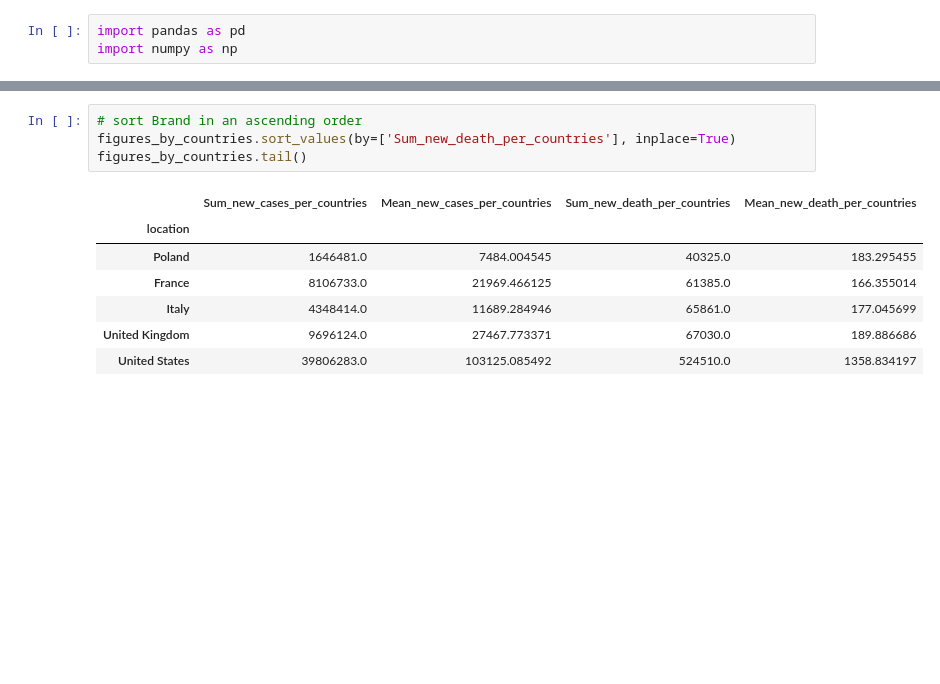
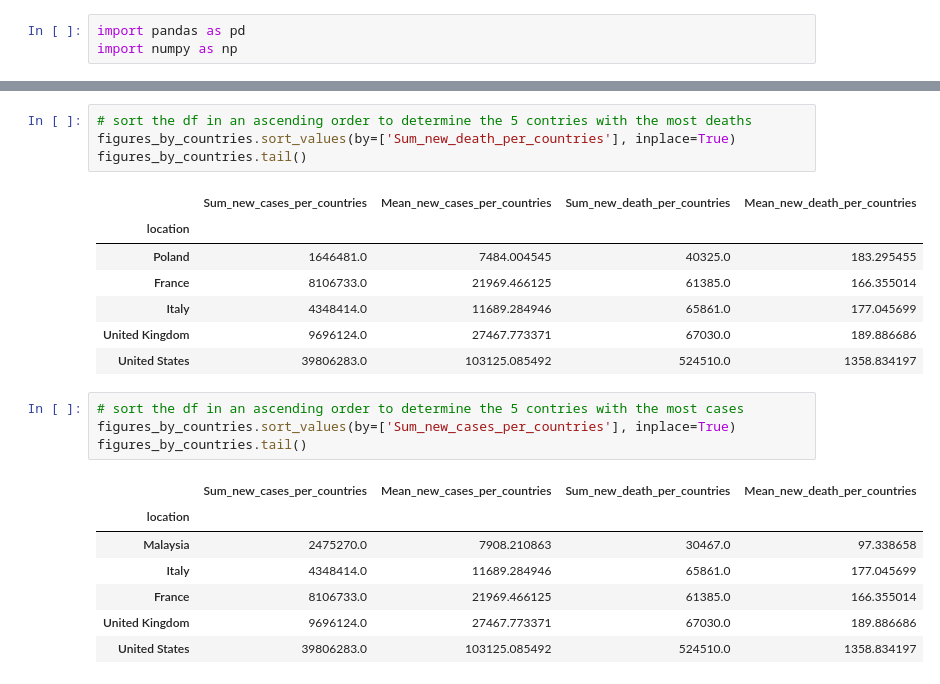
Before and after one commit to ajdelcarpiogom/FinalProject, a Jupyter notebook: Top_5_covid-19_countries.ipynb, the cells around one changed output, grey strips where cells are left out. Drawn from its saved outputs; the diff is of its cells as text; blank space fills up the shorter version.

```diff
--- a/Top_5_covid-19_countries.ipynb
+++ b/Top_5_covid-19_countries.ipynb
@@ -69,7 +78,7 @@ figures_by_countries
 | United Kingdom | 9696124.0 | 27467.773371 | 67030.0 | 189.886686 |
 | United States | 39806283.0 | 103125.085492 | 524510.0 | 1358.834197 |
 # %%
-# sort Brand in an ascending order
+# sort the df in an ascending order to determine the 5 contries with the most deaths
 figures_by_countries.sort_values(by=['Sum_new_death_per_countries'], inplace=True)
 figures_by_countries.tail()
 # %% [output]
@@ -80,3 +89,15 @@ figures_by_countries.tail()
 | Italy | 4348414.0 | 11689.284946 | 65861.0 | 177.045699 |
 | United Kingdom | 9696124.0 | 27467.773371 | 67030.0 | 189.886686 |
 | United States | 39806283.0 | 103125.085492 | 524510.0 | 1358.834197 |
+# %%
+# sort the df in an ascending order to determine the 5 contries with the most cases
+figures_by_countries.sort_values(by=['Sum_new_cases_per_countries'], inplace=True)
+figures_by_countries.tail()
+# %% [output]
+|  | Sum_new_cases_per_countries | Mean_new_cases_per_countries | Sum_new_death_per_countries | Mean_new_death_per_countries |
+| location |  |  |  |  |
+| Malaysia | 2475270.0 | 7908.210863 | 30467.0 | 97.338658 |
+| Italy | 4348414.0 | 11689.284946 | 65861.0 | 177.045699 |
+| France | 8106733.0 | 21969.466125 | 61385.0 | 166.355014 |
+| United Kingdom | 9696124.0 | 27467.773371 | 67030.0 | 189.886686 |
+| United States | 39806283.0 | 103125.085492 | 524510.0 | 1358.834197 |
```
Also changed, not shown: parts of 8 cells of this notebook, 3 other files.
